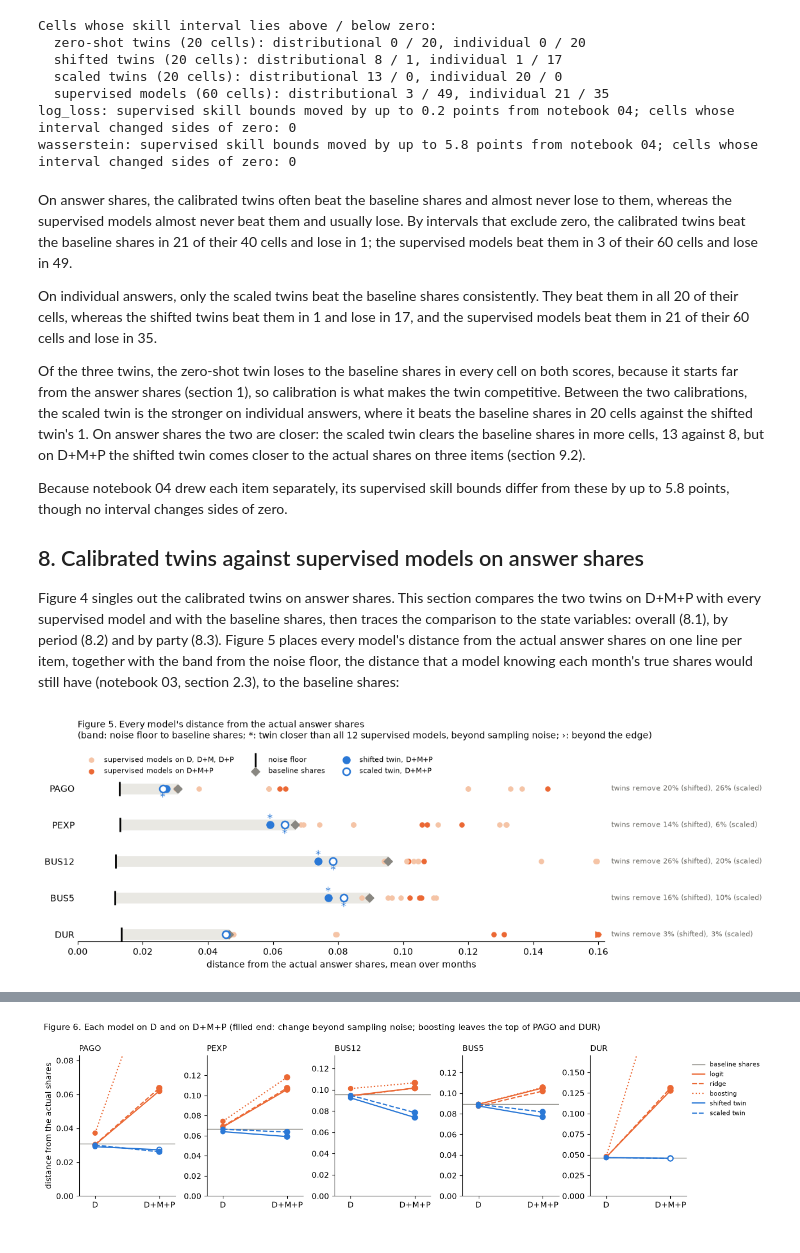
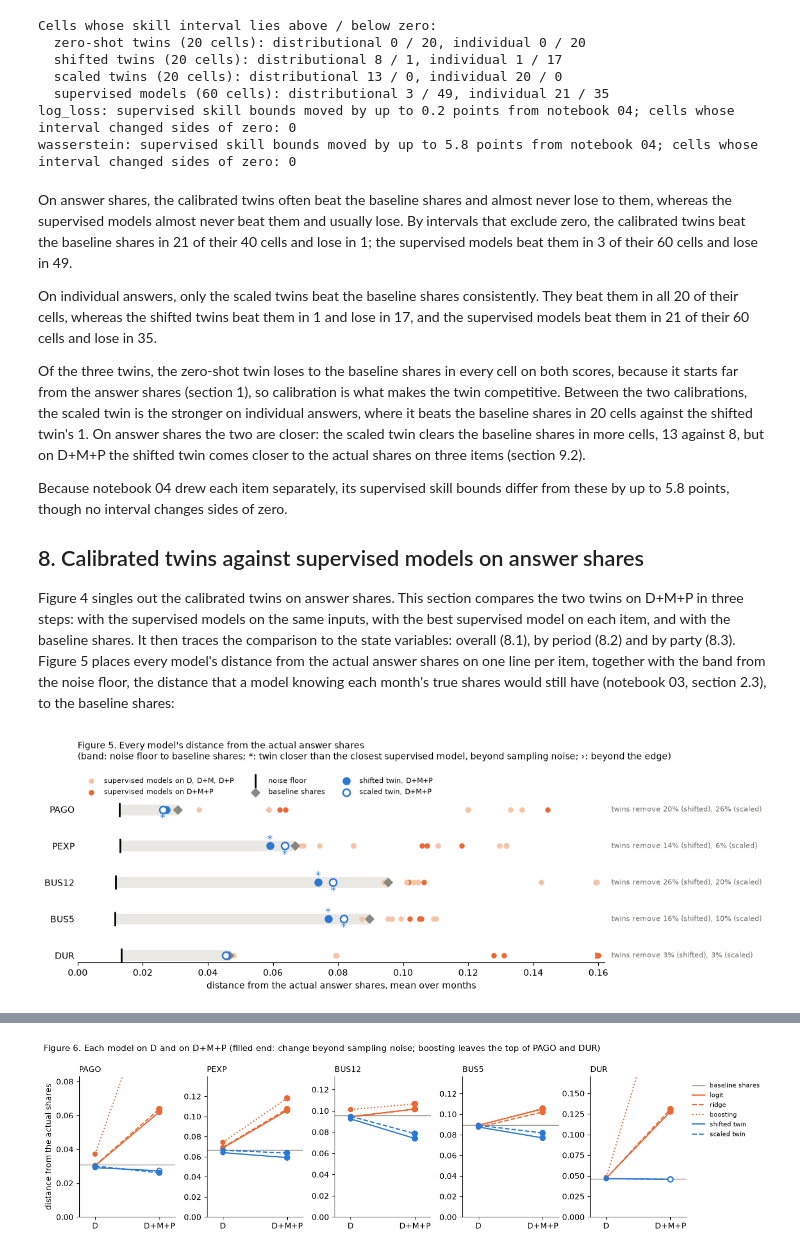
Before and after one commit to jerrydzj/state-dependent-twins, a Jupyter notebook: notebooks/06_mvp_twin_test.ipynb, the cells around one changed output, grey strips where cells are left out. Drawn from its saved outputs; the diff is of its cells as text; code cells hidden in the pictures.

Commit message:
docs: split individual skill into level and differences in notebook 06
Co-Authored-By: Claude Fable 5.2 <noreply@anthropic.com>

```diff
--- a/notebooks/06_mvp_twin_test.ipynb
+++ b/notebooks/06_mvp_twin_test.ipynb
@@ -75,9 +74,10 @@ meta, twin_meta = json.load(open(SCORES / 'run.json')), json.load(open(TWINS / '
 print(f"Scoring run of {meta['date']} at commit {meta['commit'][:7]}; twin run at commit {twin_meta['commit'][:7]}; "
       f"supervised run at commit {meta['sources']['supervised']['commit'][:7]}")
 
-# Evaluation predictions of the two calibrated twins on D+M+P, the shifted twin on D and D+P, the 12 supervised models
+# Evaluation predictions of the two calibrated twins on D and D+M+P, the shifted twin on D+P, the 12 supervised models
 # and the baseline shares
-TWIN_MODELS = [TWIN, SCALED, 'twin_shift_demographics', 'twin_shift_demographics_politics']
+TWIN_MODELS = [TWIN, SCALED, 'twin_shift_demographics', 'twin_scale_demographics',
+               'twin_shift_demographics_politics']
 pred = pd.concat([pd.read_parquet(TWINS / 'predictions.parquet', filters=[('model', 'in', TWIN_MODELS)]),
                   pd.read_parquet(SUPERVISED / 'predictions.parquet',
                                   filters=[('model', 'in', SUPERVISED_MODELS + ['baseline'])])])
@@ -479,8 +480,8 @@ display(pd.DataFrame({'d_t': by(months.d),
 # it moves in the right direction; k, the ratio of the two standard deviations, says how far it moves.
 move = {}
 for item in ITEMS:
-    nb = net_balance(item, [TWIN, SCALED, LOGIT])
-    for m in [TWIN, SCALED, LOGIT]:
+    nb = net_balance(item, [TWIN, LOGIT])
+    for m in [TWIN, LOGIT]:
         move[NAMES[m], 'r', item] = nb[m].corr(nb.actual)
         move[NAMES[m], 'k', item] = nb[m].std() / nb.actual.std()
 move = pd.Series(move).unstack([0, 1]).loc[ITEMS]
@@ -700,11 +701,12 @@ no interval changes sides of zero.
 
 ## 8. Calibrated twins against supervised models on answer shares
 
-Figure 4 singles out the calibrated twins on answer shares. This section compares the two twins on D+M+P with every
-supervised model and with the baseline shares, then traces the comparison to the state variables: overall (8.1), by
-period (8.2) and by party (8.3). Figure 5 places every model's distance from the actual answer shares on one line per
-item, together with the band from the noise floor, the distance that a model knowing each month's true shares would
-still have (notebook 03, section 2.3), to the baseline shares:
+Figure 4 singles out the calibrated twins on answer shares. This section compares the two twins on D+M+P in three steps:
+with the supervised models on the same inputs, with the best supervised model on each item, and with the baseline
+shares. It then traces the comparison to the state variables: overall (8.1), by period (8.2) and by party (8.3). Figure
+5 places every model's distance from the actual answer shares on one line per item, together with the band from the
+noise floor, the distance that a model knowing each month's true shares would still have (notebook 03, section 2.3), to
+the baseline shares:
 # %%
 CAL = [TWIN, SCALED]
 draws = draw_counts(test, 1000, 0)               # the scoring run's draws (N_BOOT and SEED in sdt.mvp.twin_score)
@@ -718,41 +720,46 @@ beats = lambda t, s, i: extra.loc[(f'{t}-{s}', i), 'wasserstein_hi'] < 0
 dist = lambda m: allc.xs(m, level='model').wasserstein.loc[ITEMS]
 floor, base = dist('floor'), dist('baseline')
 same = [f'{f}_{DMP}' for f in ['mnl', 'ridge', 'gb']]
-# Claim check: each twin beats each supervised model on D+M+P on every item, beyond sampling noise
+closest = {i: min(SUPERVISED_MODELS, key=lambda s: dist(s)[i]) for i in ITEMS}    # the supervised models' best, by item
+# Claim checks: each twin beats each supervised model on D+M+P on every item, beyond sampling noise; the closest
+# supervised model is the logit or ridge on D on every item, and the twins beat it beyond sampling noise on PEXP, BUS12
+# and BUS5, and the scaled twin on PAGO
 assert all(beats(t, s, i) for t in CAL for s in same for i in ITEMS)
+assert set(closest.values()) <= {'mnl_demographics', 'ridge_demographics'}
+assert [[i for i in ITEMS if beats(t, closest[i], i)] for t in CAL] == [ITEMS[1:4], ITEMS[:4]]
 
 EDGE = 0.16                                      # distances beyond it are drawn at the edge as ›
 fig, ax = plt.subplots(figsize=(11.5, 4.2))
 for y, item in enumerate(ITEMS):
     ax.plot([floor[item], base[item]], [y, y], color='#e9e8e3', lw=12, solid_capstyle='butt', zorder=1)
     removed = ', '.join(f'{(base[item] - dist(t)[item]) / (base[item] - floor[item]):.0%} ({NAMES[t].split()[0]})' for t in CAL)
     ax.text(EDGE + 0.004, y, f'twins remove {removed}', va='center', fontsize=8, color='#6b6a64')
 for s in SUPERVISED_MODELS:
     x, color = dist(s), ('#eb6834' if s.endswith(DMP) else '#f5c4a6')
     ax.scatter(x.clip(upper=EDGE).values, range(len(ITEMS)), s=26, color=color, zorder=2,
                marker='o', label=None)
     out = x > EDGE
     ax.scatter(np.full(out.sum(), EDGE), np.flatnonzero(out), s=40, color=color, marker='>', zorder=2)
 ax.scatter([], [], s=26, color='#f5c4a6', label='supervised models on D, D+M, D+P')
 ax.scatter([], [], s=26, color='#eb6834', label='supervised models on D+M+P')
 ax.scatter(floor.values, range(len(ITEMS)), marker='|', color='black', s=240, linewidths=2, zorder=3, label='noise floor')
 ax.scatter(base.values, range(len(ITEMS)), marker='D', color='#898781', s=45, zorder=3, label='baseline shares')
 ax.scatter(dist(TWIN).values, range(len(ITEMS)), marker='o', color='#2a78d6', s=64, zorder=4, label='shifted twin, D+M+P')
 ax.scatter(dist(SCALED).values, range(len(ITEMS)), marker='o', facecolors='white', edgecolors='#2a78d6', s=64,
            linewidths=1.8, zorder=4, label='scaled twin, D+M+P')
-for k, t in enumerate(CAL):                      # *: beats all 12 supervised models beyond sampling noise
+for k, t in enumerate(CAL):                      # *: beats the closest supervised model beyond sampling noise
     for y, item in enumerate(ITEMS):
-        if all(beats(t, s, item) for s in SUPERVISED_MODELS):
+        if beats(t, closest[item], item):
             ax.annotate('*', (dist(t)[item], y), xytext=(-3, 4 if k == 0 else -13), textcoords='offset points',
                         fontsize=12, color='#2a78d6')
 ax.set_yticks(range(len(ITEMS)), ITEMS); ax.invert_yaxis(); ax.set_xlim(0, EDGE + 0.002)
 ax.set_xlabel('distance from the actual answer shares, mean over months')
 ax.spines[['top', 'right', 'left']].set_visible(False); ax.tick_params(axis='y', length=0)
 ax.legend(frameon=False, fontsize=8, ncol=3, loc='lower left', bbox_to_anchor=(0, 1.0))
 ax.set_title('Figure 5. Every model\'s distance from the actual answer shares\n(band: noise floor to baseline shares; '
-             '*: twin closer than all 12 supervised models, beyond sampling noise; ›: beyond the edge)',
+             '*: twin closer than the closest supervised model, beyond sampling noise; ›: beyond the edge)',
              loc='left', fontsize=10, pad=48)
 plt.tight_layout(); plt.show()
 # %% [output]
-[figure, old version]
+[figure, new version]
 # %% [markdown]
```
Also changed, not shown: parts of 10 cells of this notebook.
